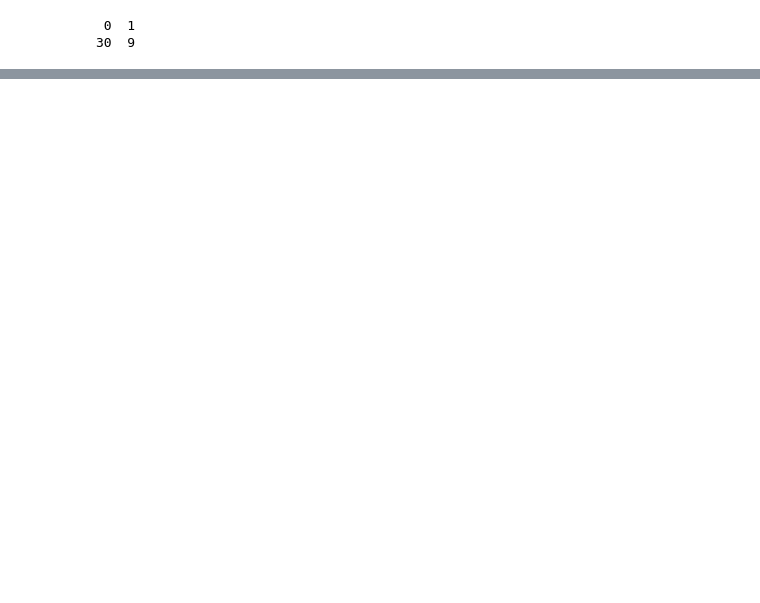
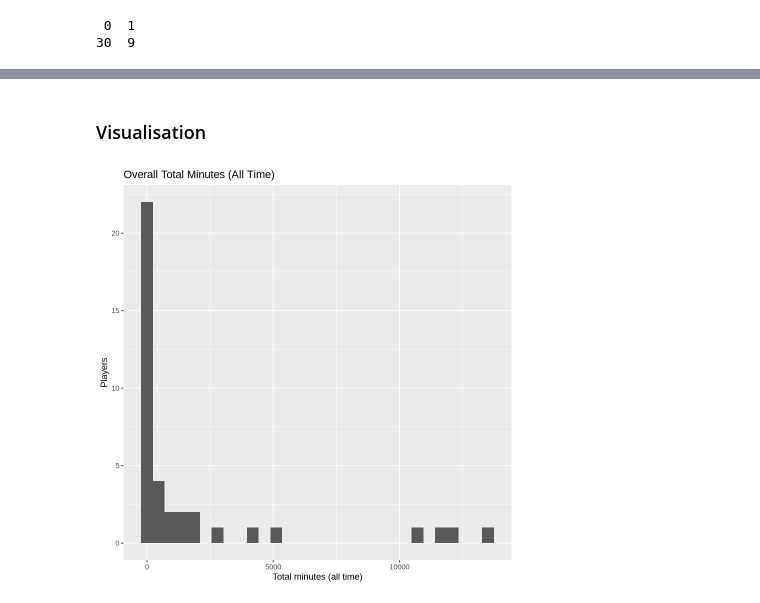
Before and after one commit to annanguyen0605/individual_project, a Jupyter notebook: individual_project_final.ipynb, the cells around one changed output, grey strips where cells are left out. Saved outputs shown, nothing was run; the diff lists cells and outputs as text; code cells hidden in the pictures; blank space fills up the shorter version.

```diff
--- a/individual_project_final.ipynb
+++ b/individual_project_final.ipynb
@@ -252,0 +263,10 @@ table(dat$high_contributor)
+# %% [markdown]
+### Visualisation
+# %%
+# distribution of overall minutes
+ggplot(dat, aes(x = total_minutes_all)) +
+  geom_histogram(bins = 30) +
+  labs(title = "Overall Total Minutes (All Time)",
+       x = "Total minutes (all time)", y = "Players")
+# %% [output]
+[figure, added]
```
Also changed, not shown: parts of 6 cells of this notebook.
